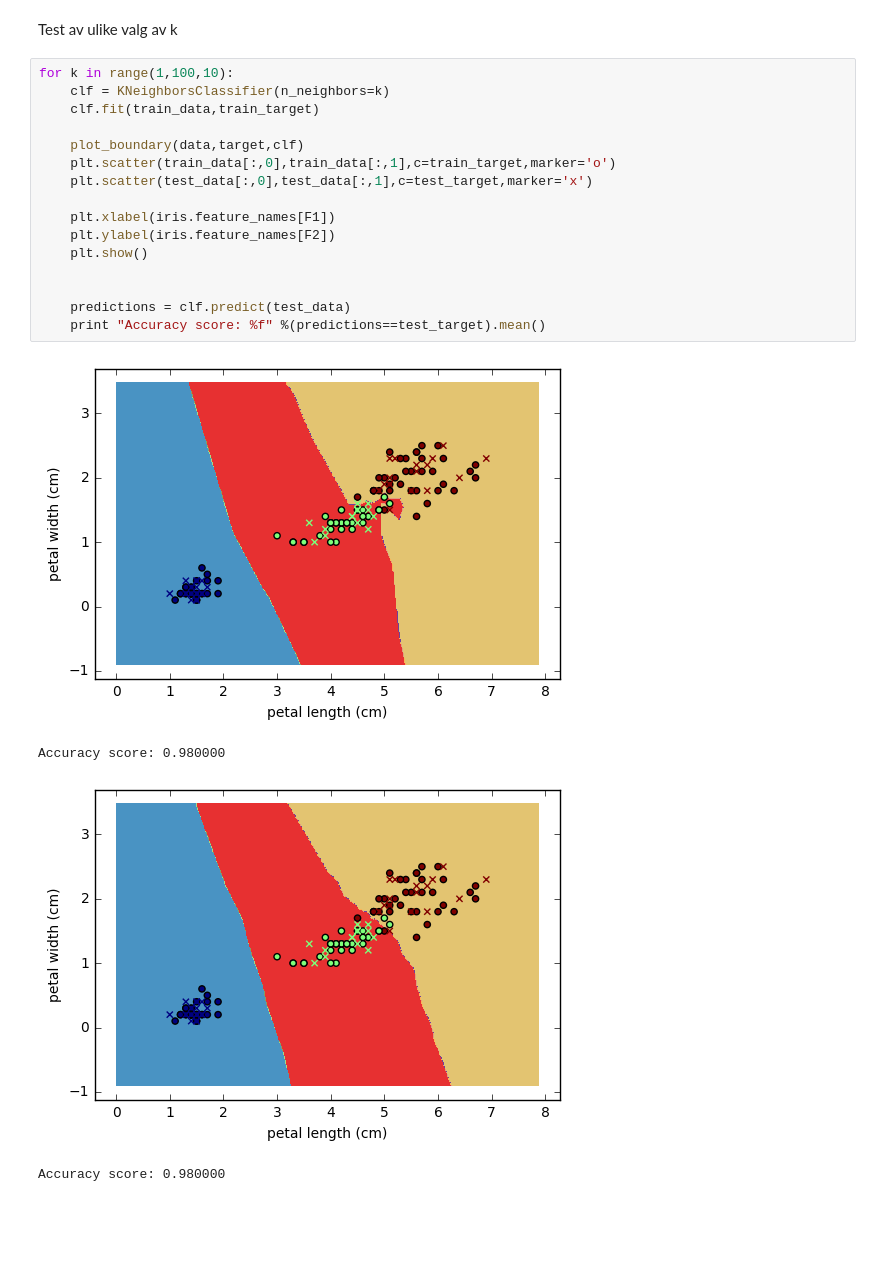
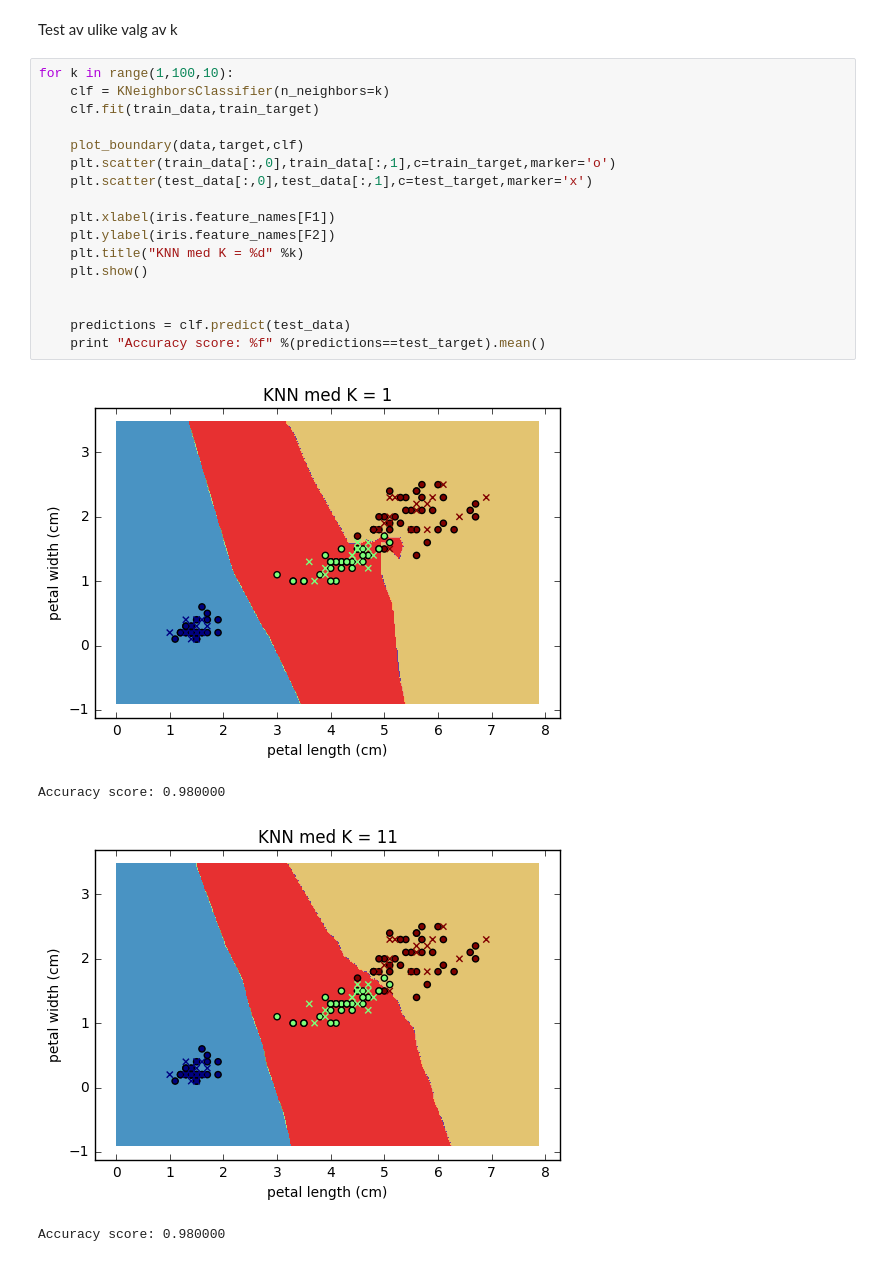
Before and after one commit to MarieRoald/MLkurs, a Jupyter notebook: notebooks/iris.ipynb, the cells around one changed output. Drawn from its saved outputs; the diff is of its cells as text; blank space fills up the shorter version.

```diff
--- a/notebooks/iris.ipynb
+++ b/notebooks/iris.ipynb
@@ -123,21 +123,22 @@ Test av ulike valg av k
 # %%
 for k in range(1,100,10):
     clf = KNeighborsClassifier(n_neighbors=k)
     clf.fit(train_data,train_target)
 
     plot_boundary(data,target,clf)
     plt.scatter(train_data[:,0],train_data[:,1],c=train_target,marker='o')
     plt.scatter(test_data[:,0],test_data[:,1],c=test_target,marker='x')
 
     plt.xlabel(iris.feature_names[F1])
     plt.ylabel(iris.feature_names[F2])
+    plt.title("KNN med K = %d" %k)
     plt.show()
 
 
     predictions = clf.predict(test_data)
     print "Accuracy score: %f" %(predictions==test_target).mean()
 # %% [output]
-[figure, old version]
+[figure, new version]
 Accuracy score: 0.980000
-[figure, old version]
+[figure, new version]
 Accuracy score: 0.980000
```
Also changed, not shown: parts of 1 cell of this notebook, 2 other files.
